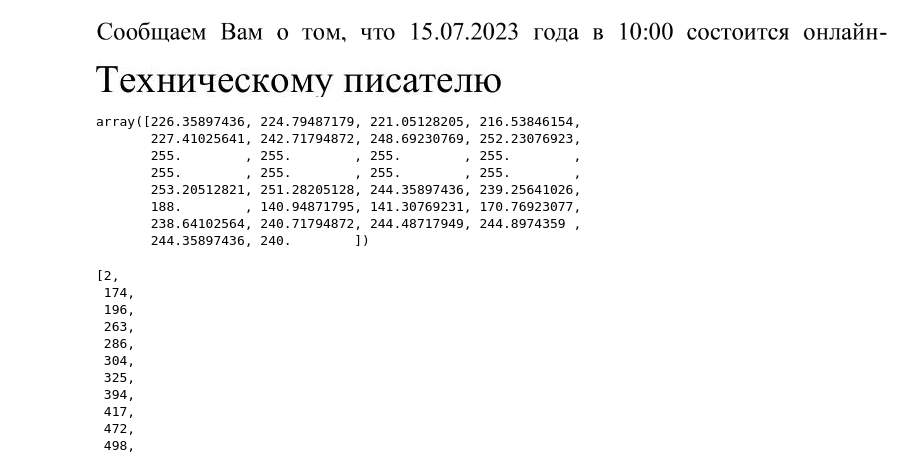
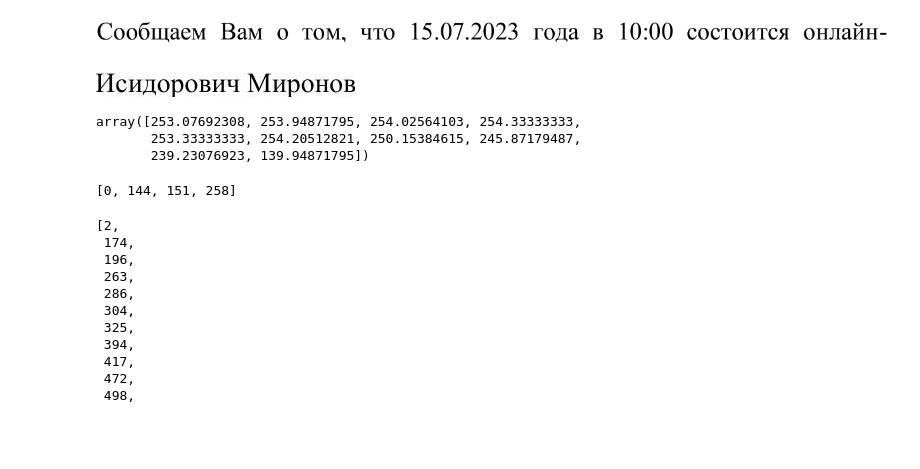
Before and after one commit to Letters-recognize-service/letters_dataset_generator, a Jupyter notebook: letters_test_win.ipynb, the cells around one changed output. Cells and saved outputs as stored; diff of their text form; code cells hidden in the pictures; blank space fills up the shorter version.

```diff
--- a/letters_test_win.ipynb
+++ b/letters_test_win.ipynb
@@ -447,13 +464,14 @@ for filename in tqdm(range(1)):
     # coords, tokens = get_word_coords(os.path.join(out_dir, 'pdf', f'{filename}.pdf'))
 # %%
 import cv2
-
-img = cv2.imread('letters_out/jpg/0.jpg')
-with open(os.path.join(out_dir, 'json', '0.json'), 'r') as f:
+n = 6
+img = cv2.imread(f'letters_out/jpg/{n}.jpg')
+with open(os.path.join(out_dir, 'json', f'{n}.json'), 'r') as f:
     layout = json.load(f)
 
-for box in layout['boxes']:
+for box, word in zip(layout['boxes'], layout['words']):
     img = cv2.rectangle(img, (box[0][0], box[0][1]), (box[1][0], box[1][1]), (255, 0, 0), 3)
+    img = cv2.putText(img, word, (box[0][0], box[0][1]), cv2.FONT_HERSHEY_COMPLEX, 0.7, (0, 0, 255), 2, cv2.LINE_AA)
 
 Image.fromarray(img)
 # %% [output]
@@ -461,3 +479,7 @@ Image.fromarray(img)
 # %%
-layout['words']
+# layout['words']
+with open(os.path.join(out_dir, 'json', '2.json'), 'r') as f:
+    a = json.load(f)
+
+a['words']
 # %% [output]
@@ -787,21 +809,21 @@ img
 # %%
 img = Image.open('letters_out/jpg/0.jpg')
 img_array = np.array(img)
-box = layout['boxes'][0]
+box = layout['boxes'][-5]
 img_array = img_array[box[0][1]:box[1][1], box[0][0]:box[1][0]]
-# img_array = img_array[:, 230:260, :]
+# img_array = img_array[:, 145:155, :]
 Image.fromarray(img_array)
 # %% [output]
-[figure, old version]
+[figure, new version]
 # %%
-img_array[:, 230:260].mean(axis=(0, 2))
+img_array[:, 145:155].mean(axis=(0, 2))
+# img_array.shape
 # %% [output]
-array([226.35897436, 224.79487179, 221.05128205, 216.53846154,
-       227.41025641, 242.71794872, 248.69230769, 252.23076923,
-       255.        , 255.        , 255.        , 255.        ,
-       255.        , 255.        , 255.        , 255.        ,
-       253.20512821, 251.28205128, 244.35897436, 239.25641026,
-       188.        , 140.94871795, 141.30769231, 170.76923077,
-       238.64102564, 240.71794872, 244.48717949, 244.8974359 ,
-       244.35897436, 240.        ])
+array([253.07692308, 253.94871795, 254.02564103, 254.33333333,
+       253.33333333, 254.20512821, 250.15384615, 245.87179487,
+       239.23076923, 139.94871795])
+# %%
+get_word_boxes(img_array, white_px_count=3)
+# %% [output]
+[0, 144, 151, 258]
 # %%
```
Also changed, not shown: parts of 8 cells of this notebook.
